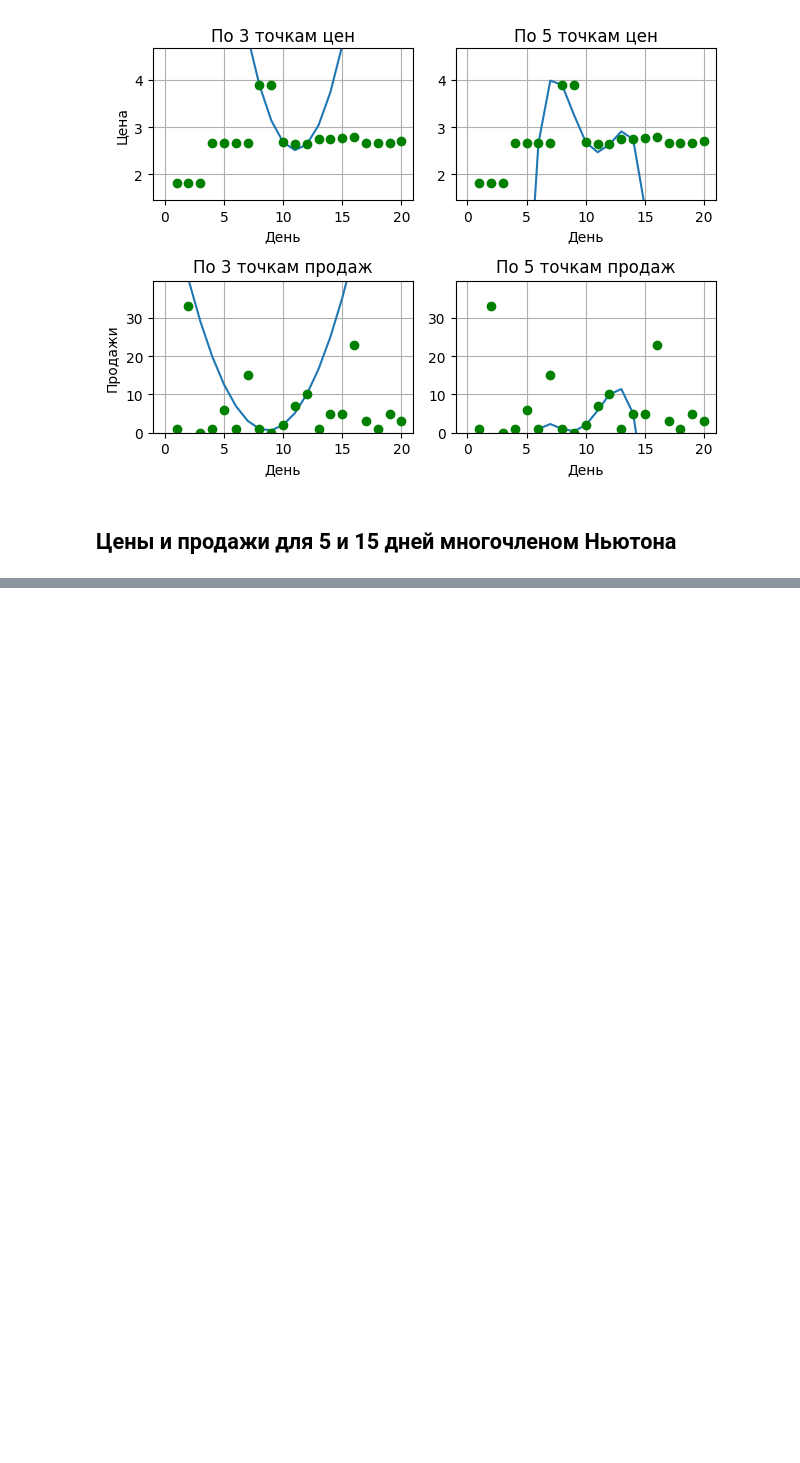
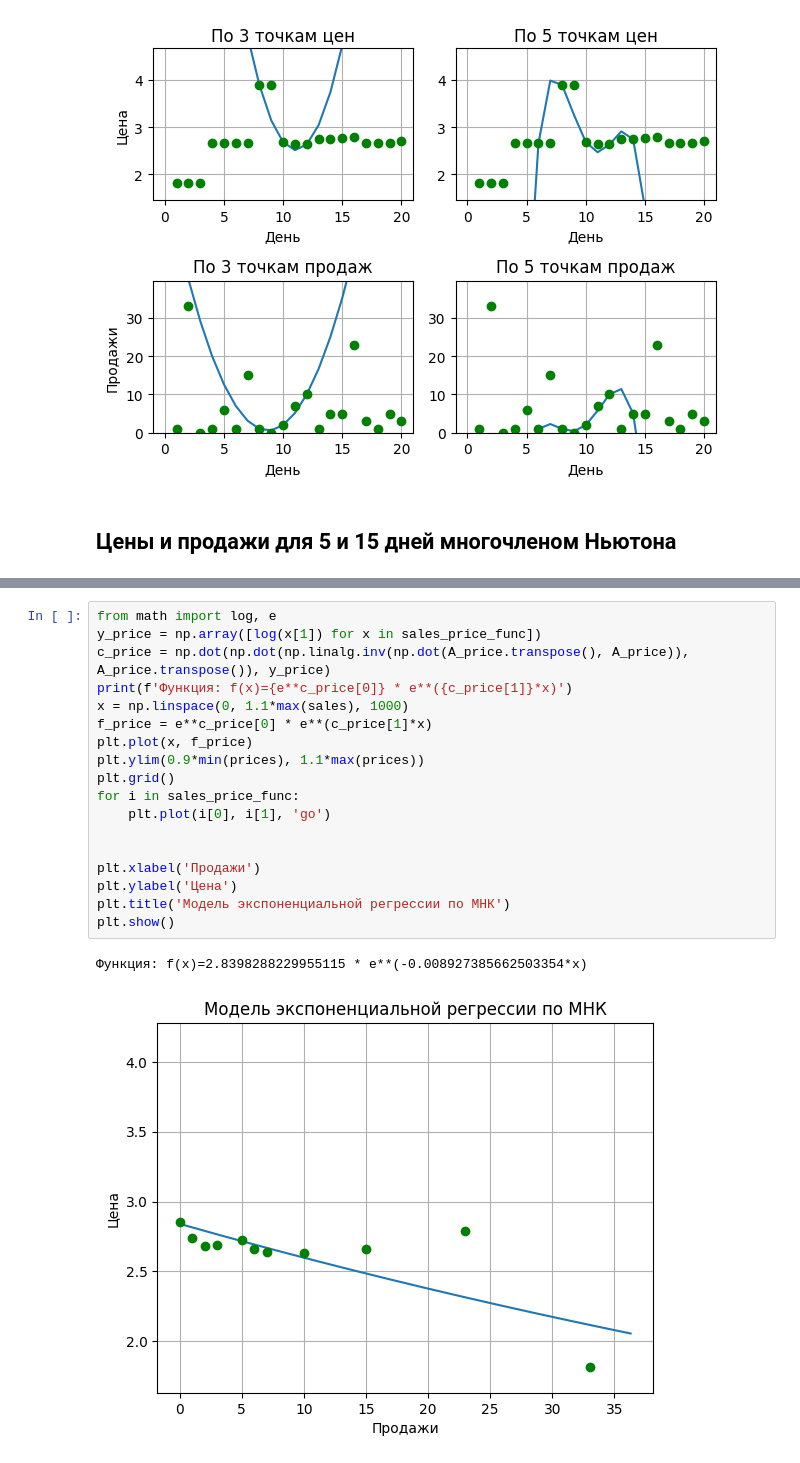
Before and after one commit to BVyaches/MLPerm, a Jupyter notebook: MathAnalysis.ipynb, the cells around one changed output, grey strips where cells are left out. Cells and saved outputs as stored; diff of their text form; blank space fills up the shorter version.

```diff
--- a/MathAnalysis.ipynb
+++ b/MathAnalysis.ipynb
@@ -601,0 +671,21 @@ compare_error()
+# %%
+from math import log, e
+y_price = np.array([log(x[1]) for x in sales_price_func])
+c_price = np.dot(np.dot(np.linalg.inv(np.dot(A_price.transpose(), A_price)), A_price.transpose()), y_price)
+print(f'Функция: f(x)={e**c_price[0]} * e**({c_price[1]}*x)')
+x = np.linspace(0, 1.1*max(sales), 1000)
+f_price = e**c_price[0] * e**(c_price[1]*x)
+plt.plot(x, f_price)
+plt.ylim(0.9*min(prices), 1.1*max(prices))
+plt.grid()
+for i in sales_price_func:
+    plt.plot(i[0], i[1], 'go')
+
+
+plt.xlabel('Продажи')
+plt.ylabel('Цена')
+plt.title('Модель экспоненциальной регрессии по МНК')
+plt.show()
+# %% [output]
+Функция: f(x)=2.8398288229955115 * e**(-0.008927385662503354*x)
+[figure, added]
```
Also changed, not shown: parts of 5 cells of this notebook.
